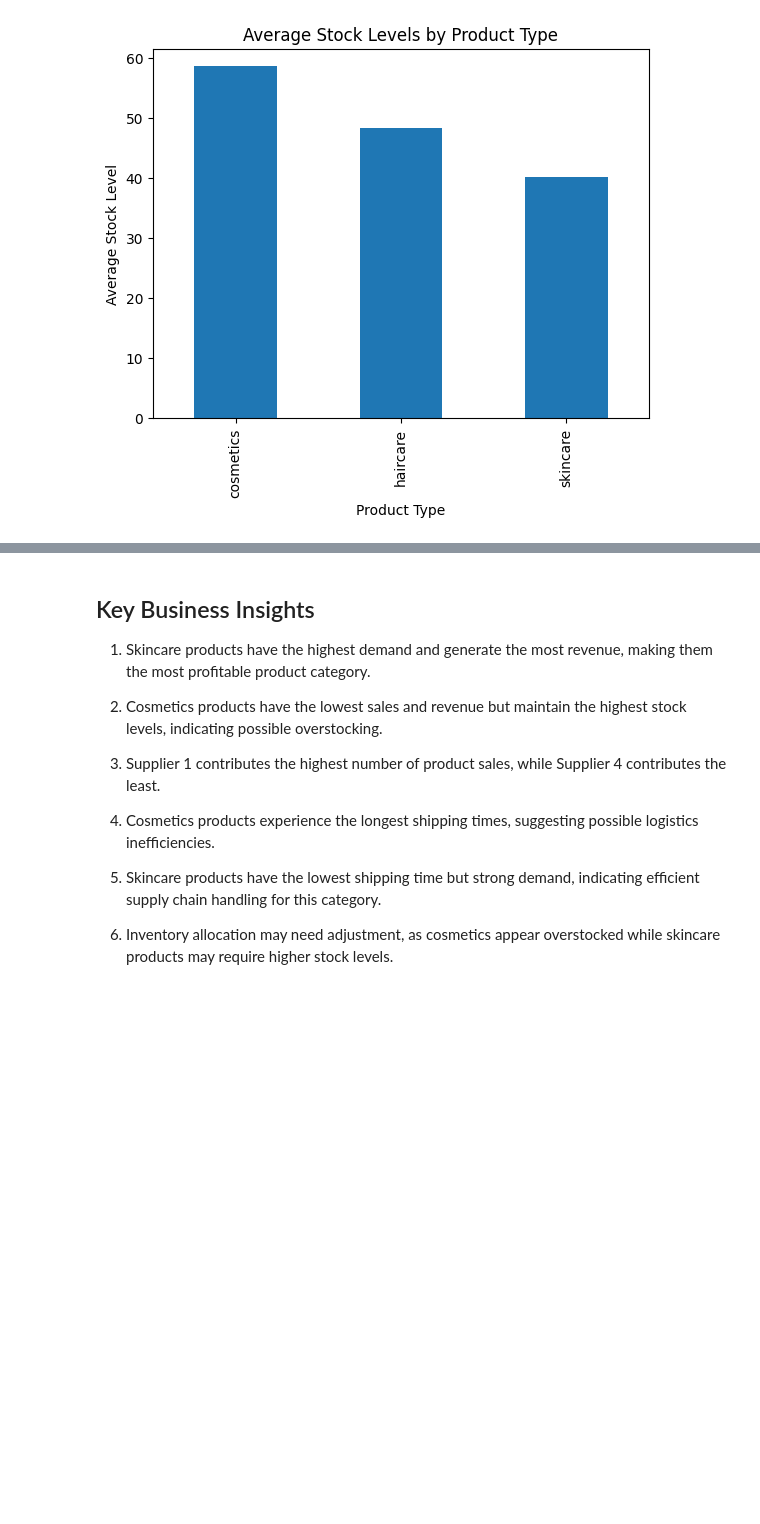
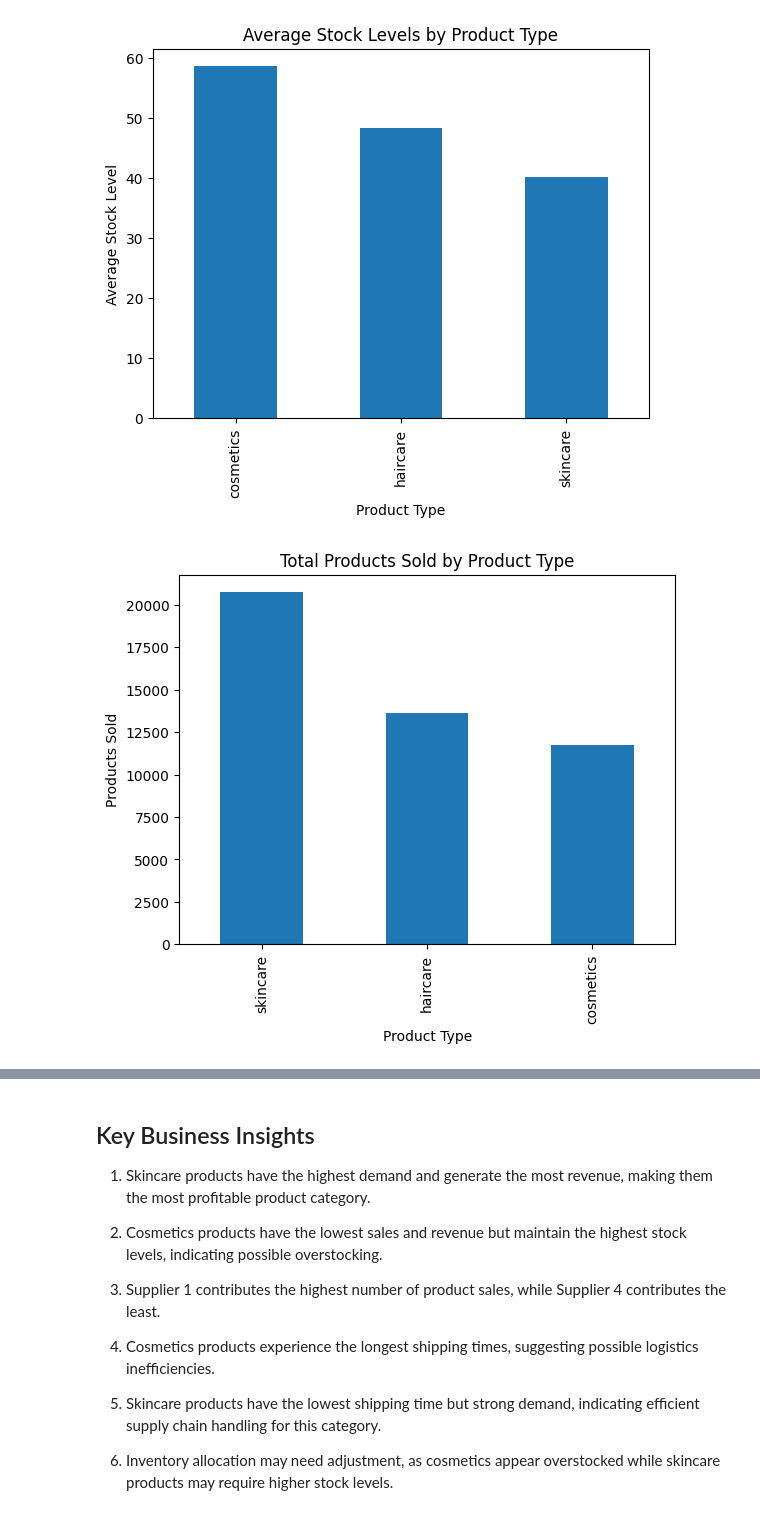
Before and after one commit to VinayHegde04/supply-chain-analysis, a Jupyter notebook: notebook/supply_chain_analysis.ipynb, the cells around one changed output, grey strips where cells are left out. Drawn from its saved outputs; the diff is of its cells as text; code cells hidden in the pictures; blank space fills up the shorter version.

Commit message:
Added additional visualizations

```diff
--- a/notebook/supply_chain_analysis.ipynb
+++ b/notebook/supply_chain_analysis.ipynb
@@ -177,3 +177,15 @@ plt.savefig("../visuals/stock_levels.png")
 plt.show()
 # %% [output]
 [figure]
+# %%
+plt.figure()
+product_sales.plot(kind='bar')
+plt.title("Total Products Sold by Product Type")
+plt.xlabel("Product Type")
+plt.ylabel("Products Sold")
+
+plt.savefig("../visuals/product_sales.png")
+
+plt.show()
+# %% [output]
+[figure, added]
```
Also changed, not shown: parts of 1 cell of this notebook, 2 other files.
